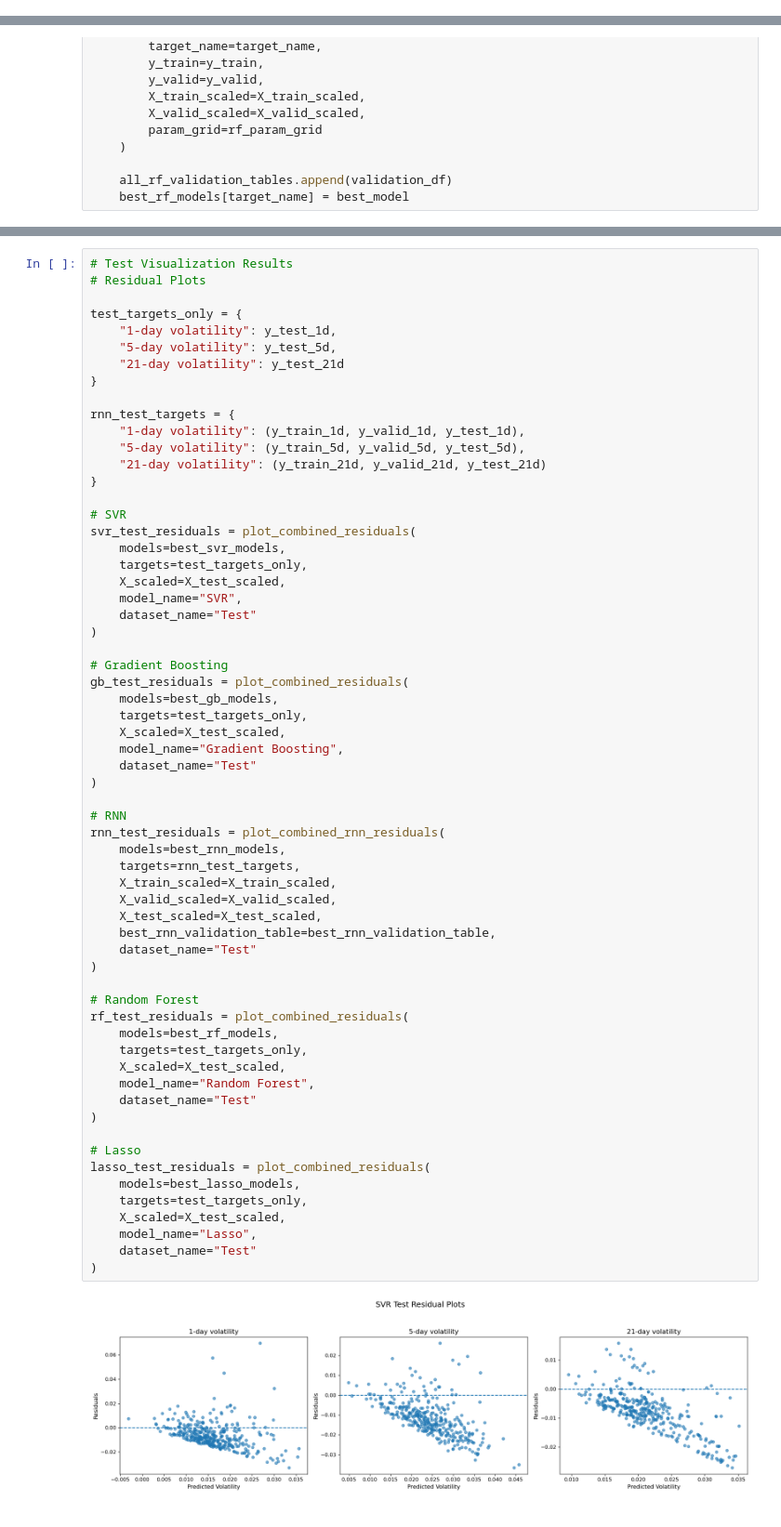
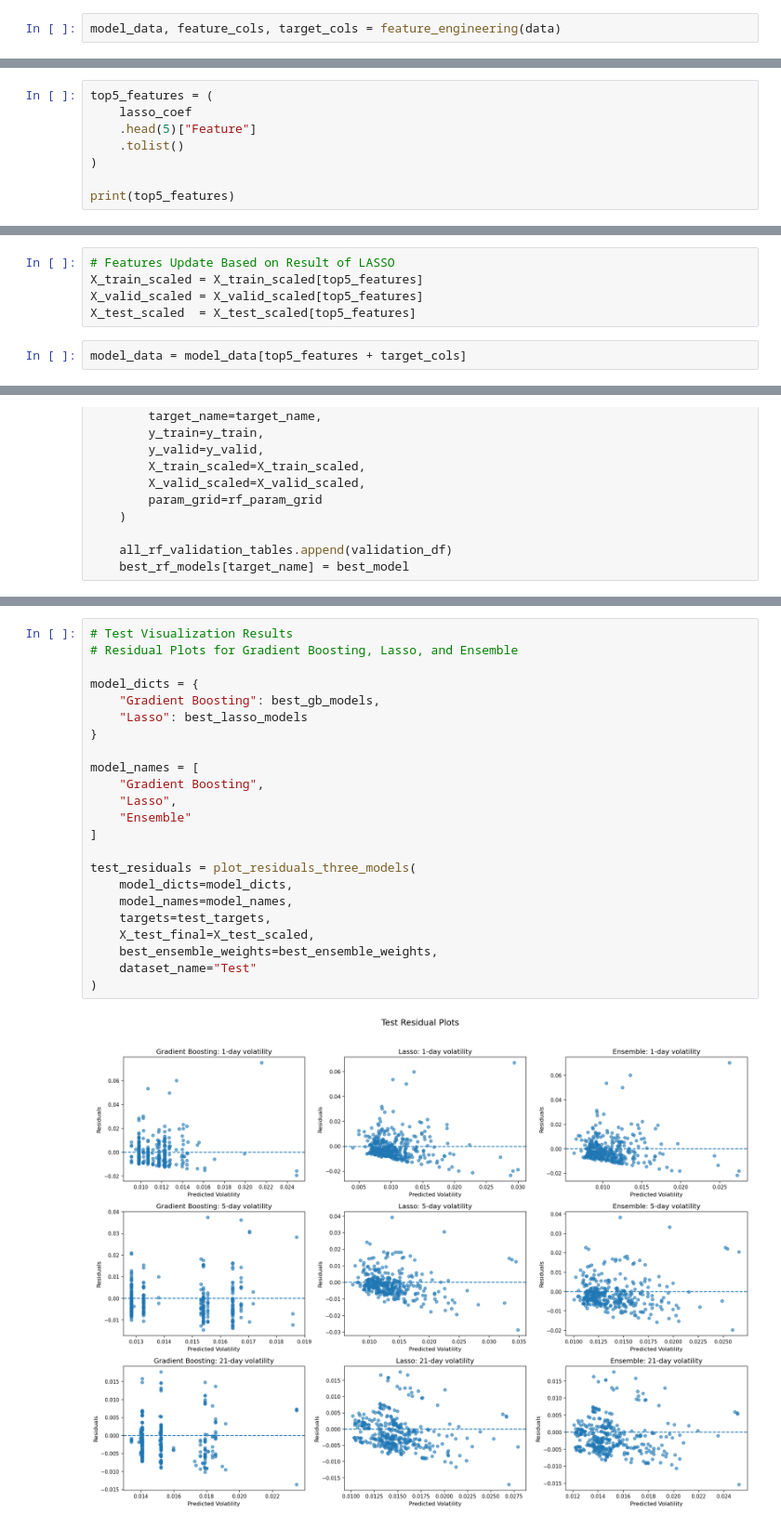
Before and after one commit to Emmaxustar/msft-volatility-prediction, a Jupyter notebook: CFRM521_project_final.ipynb, the cells around one changed output, grey strips where cells are left out. Shown at 93% size. Cells and saved outputs as stored; diff of their text form.

```diff
--- a/CFRM521_project_final.ipynb
+++ b/CFRM521_project_final.ipynb
@@ -337,0 +156,2 @@ Total number of features: 38
+# %%
+model_data, feature_cols, target_cols = feature_engineering(data)
@@ -443,0 +318,8 @@ X_test_scaled = pd.DataFrame(
+# %%
+top5_features = (
+    lasso_coef
+    .head(5)["Feature"]
+    .tolist()
+)
+
+print(top5_features)
@@ -443,0 +328,7 @@ X_test_scaled = pd.DataFrame(
+# %%
+# Features Update Based on Result of LASSO
+X_train_scaled = X_train_scaled[top5_features]
+X_valid_scaled = X_valid_scaled[top5_features]
+X_test_scaled  = X_test_scaled[top5_features]
+# %%
+model_data = model_data[top5_features + target_cols]
@@ -2433,64 +2456,25 @@ lasso_pred_21d = plot_actual_vs_predicted_single_model(
 # %%
 # Test Visualization Results
-# Residual Plots
+# Residual Plots for Gradient Boosting, Lasso, and Ensemble
 
-test_targets_only = {
-    "1-day volatility": y_test_1d,
-    "5-day volatility": y_test_5d,
-    "21-day volatility": y_test_21d
+model_dicts = {
+    "Gradient Boosting": best_gb_models,
+    "Lasso": best_lasso_models
 }
 
-rnn_test_targets = {
-    "1-day volatility": (y_train_1d, y_valid_1d, y_test_1d),
-    "5-day volatility": (y_train_5d, y_valid_5d, y_test_5d),
-    "21-day volatility": (y_train_21d, y_valid_21d, y_test_21d)
-}
+model_names = [
+    "Gradient Boosting",
+    "Lasso",
+    "Ensemble"
+]
 
-# SVR
-svr_test_residuals = plot_combined_residuals(
-    models=best_svr_models,
-    targets=test_targets_only,
-    X_scaled=X_test_scaled,
-    model_name="SVR",
+test_residuals = plot_residuals_three_models(
+    model_dicts=model_dicts,
+    model_names=model_names,
+    targets=test_targets,
+    X_test_final=X_test_scaled,
+    best_ensemble_weights=best_ensemble_weights,
     dataset_name="Test"
 )
-
-# Gradient Boosting
-gb_test_residuals = plot_combined_residuals(
-    models=best_gb_models,
-    targets=test_targets_only,
-    X_scaled=X_test_scaled,
-    model_name="Gradient Boosting",
-    dataset_name="Test"
-)
-
-# RNN
-rnn_test_residuals = plot_combined_rnn_residuals(
-    models=best_rnn_models,
-    targets=rnn_test_targets,
-    X_train_scaled=X_train_scaled,
-    X_valid_scaled=X_valid_scaled,
-    X_test_scaled=X_test_scaled,
-    best_rnn_validation_table=best_rnn_validation_table,
-    dataset_name="Test"
-)
-
-# Random Forest
-rf_test_residuals = plot_combined_residuals(
-    models=best_rf_models,
-    targets=test_targets_only,
-    X_scaled=X_test_scaled,
-    model_name="Random Forest",
-    dataset_name="Test"
-)
-
-# Lasso
-lasso_test_residuals = plot_combined_residuals(
-    models=best_lasso_models,
-    targets=test_targets_only,
-    X_scaled=X_test_scaled,
-    model_name="Lasso",
-    dataset_name="Test"
-)
 # %% [output]
-[figure, old version]
+[figure, new version]
```
Also changed, not shown: parts of 84 cells of this notebook.
